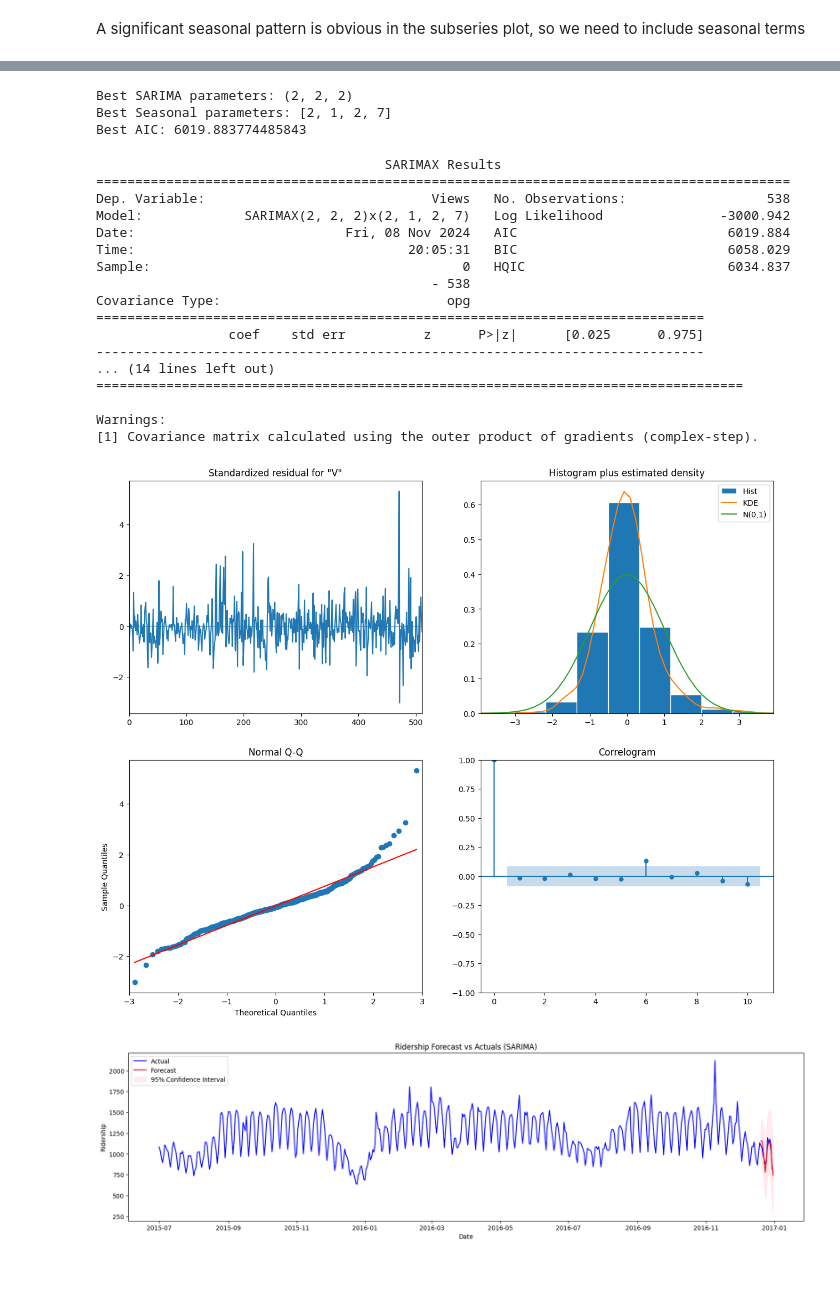
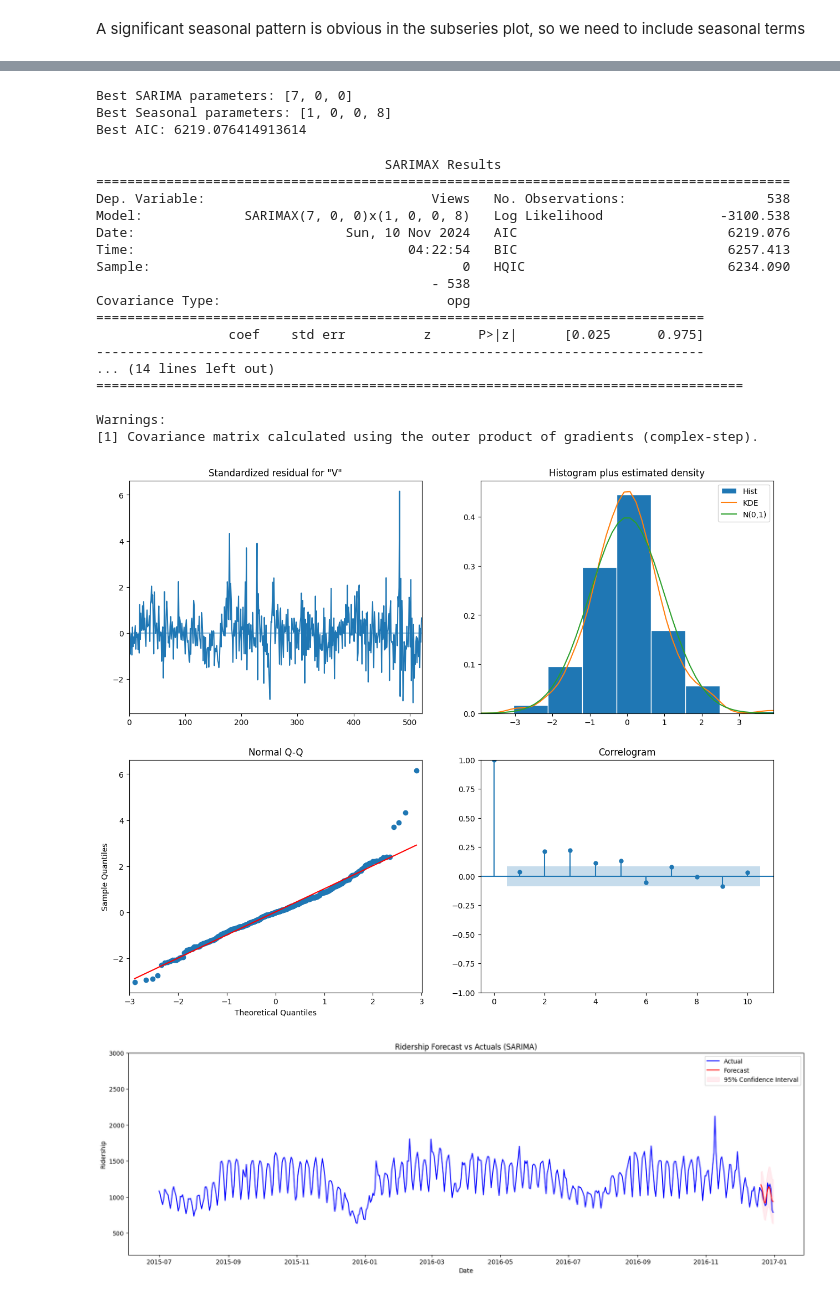
Before and after one commit to waitasecant/tsa, a Jupyter notebook: main2.ipynb, the cells around one changed output, grey strips where cells are left out. Saved outputs shown, nothing was run; the diff lists cells and outputs as text; code cells hidden in the pictures.

```diff
--- a/main2.ipynb
+++ b/main2.ipynb
@@ -182,4 +169,0 @@ plt.show()
-# %%
-t = df.set_index('Date')
-sd = seasonal_decompose(t, model='additive').plot()
-sd.figure.set_size_inches(20, 6)
@@ -190,7 +176,11 @@ train = df[:-12]
 validation = df[-12:]
 
 # Find the best p, d, q combination for the lowest AIC
-p = d = q = range(0, 3)  # ranges for ARIMA parameters, 0 - 2
+# p = d = q = range(0, 3)  # ranges for ARIMA parameters, 0 - 2
+
+p = [1,7]
+d = [0,7]
+q = [0]
 
 best_aic = float("inf")
 best_params = None
@@ -283,8 +273,8 @@ plt.show()
 # %%
 train = df[:-12]
 validation = df[-12:]
-params = [2, 1, 2]
-seasonal_param = [2, 1, 2, 7]
+param = [7, 0, 0]
+seasonal_param = [1, 0, 0, 8]
 best_aic = float("inf")
 
 model = SARIMAX(train['Views'],
@@ -307,9 +297,9 @@ if best_params is not None:
 else:
     print("No suitable model was found.")
 # %% [output]
-Best SARIMA parameters: (2, 2, 2)
-Best Seasonal parameters: [2, 1, 2, 7]
-Best AIC: 6019.883774485843
+Best SARIMA parameters: [7, 0, 0]
+Best Seasonal parameters: [1, 0, 0, 8]
+Best AIC: 6219.076414913614
 # %%
 best_model = SARIMAX(train['Views'],
                      order=best_params,
@@ -324,10 +314,10 @@ print(best_model_fit.summary())
                                      SARIMAX Results
 =========================================================================================
 Dep. Variable:                             Views   No. Observations:                  538
-Model:             SARIMAX(2, 2, 2)x(2, 1, 2, 7)   Log Likelihood               -3000.942
-Date:                           Fri, 08 Nov 2024   AIC                           6019.884
-Time:                                   20:05:31   BIC                           6058.029
-Sample:                                        0   HQIC                          6034.837
+Model:             SARIMAX(7, 0, 0)x(1, 0, 0, 8)   Log Likelihood               -3100.538
+Date:                           Sun, 10 Nov 2024   AIC                           6219.076
+Time:                                   04:22:54   BIC                           6257.413
+Sample:                                        0   HQIC                          6234.090
                                            - 538
 Covariance Type:                             opg
 ==============================================================================
@@ -352,23 +342,24 @@ conf_int = forecast_result.conf_int(alpha=0.05)
 best_model_fit.plot_diagnostics(figsize=(15, 12))
 plt.show()
 # %% [output]
-[figure, old version]
+[figure, new version]
 # %%
-plt.figure(figsize=(20, 5))
+plt.figure(figsize=(20, 6))
 plt.plot(df['Date'], df['Views'], label='Actual', color='blue')
 
 # Plot the forecasted values
 plt.plot(validation['Date'], forecasted_values, label='Forecast', color='red')
 
 # Plot the confidence interval as a shaded area around the line
 plt.fill_between(validation['Date'],
                  conf_int.iloc[:, 0], conf_int.iloc[:, 1],
                  color='pink', alpha=0.3, label='95% Confidence Interval')
 
 plt.title('Ridership Forecast vs Actuals (SARIMA)')
 plt.xlabel('Date')
 plt.ylabel('Ridership')
+plt.ylim(200, 3000)
 plt.legend()
 plt.show()
 # %% [output]
-[figure, old version]
+[figure, new version]
```
Also changed, not shown: parts of 13 cells of this notebook.
